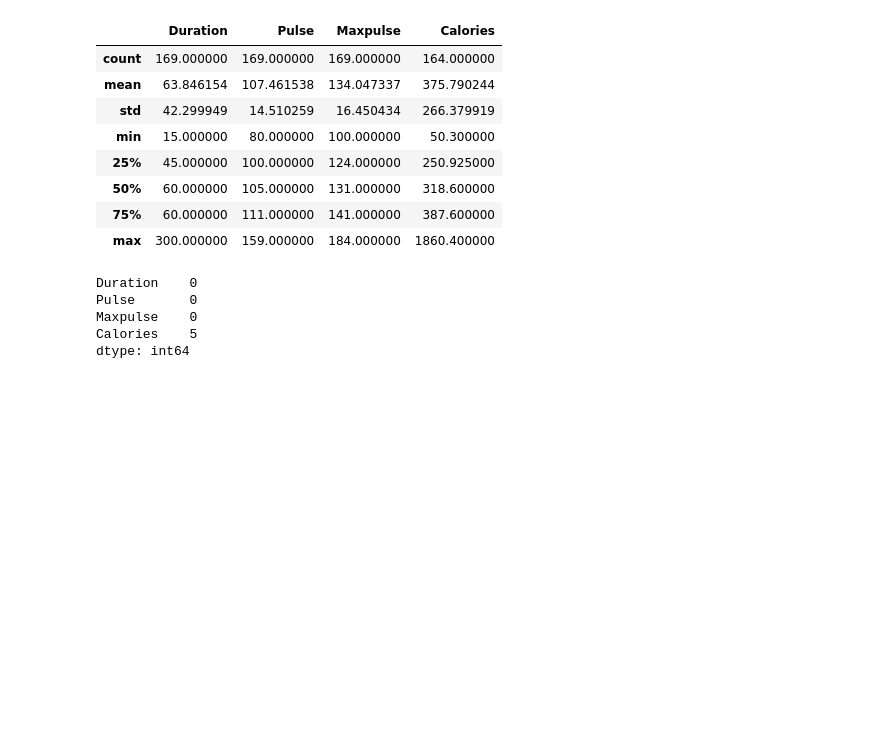
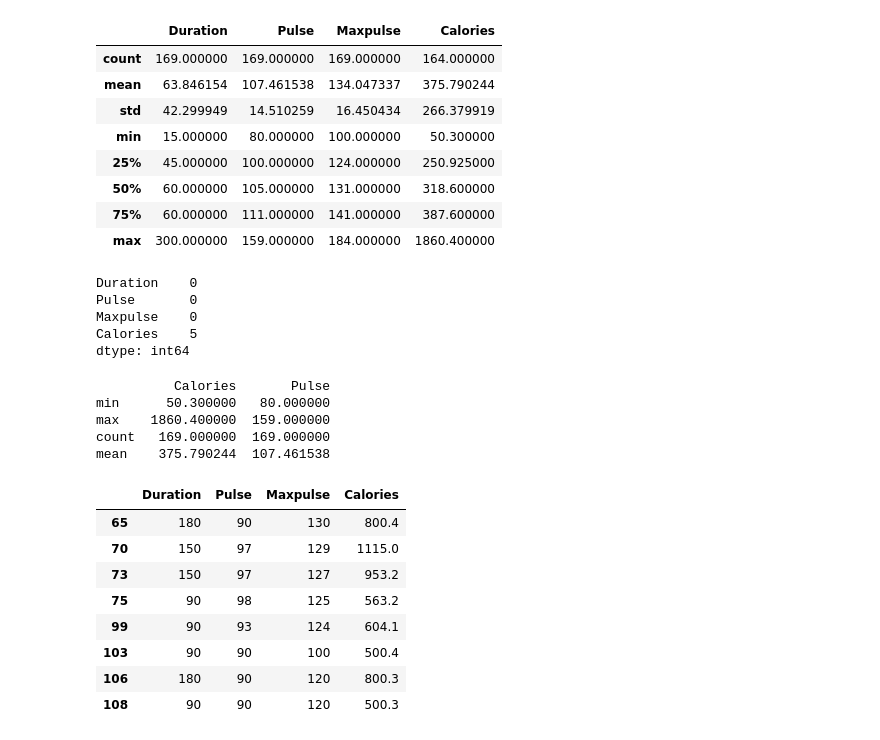
Before and after one commit to rockbmw3/Data-Analytics-py, a Jupyter notebook: IPC_4.ipynb, the cells around one changed output. Cells and saved outputs as stored; diff of their text form; code cells hidden in the pictures; blank space fills up the shorter version.

```diff
--- a/IPC_4.ipynb
+++ b/IPC_4.ipynb
@@ -138,3 +138,24 @@ Pulse       0
 Maxpulse    0
 Calories    5
 dtype: int64
+# %%
+print(df[['Calories', 'Pulse']].agg(['min', 'max', 'count', 'mean']))
+# %% [output]
+          Calories       Pulse
+min      50.300000   80.000000
+max    1860.400000  159.000000
+count   169.000000  169.000000
+mean    375.790244  107.461538
+# %%
+filtered_df2 = df[(df['Calories'] > 500) & (df['Pulse'] < 100)]
+filtered_df2
+# %% [output]
+|  | Duration | Pulse | Maxpulse | Calories |
+| 65 | 180 | 90 | 130 | 800.4 |
+| 70 | 150 | 97 | 129 | 1115.0 |
+| 73 | 150 | 97 | 127 | 953.2 |
+| 75 | 90 | 98 | 125 | 563.2 |
+| 99 | 90 | 93 | 124 | 604.1 |
+| 103 | 90 | 90 | 100 | 500.4 |
+| 106 | 180 | 90 | 120 | 800.3 |
+| 108 | 90 | 90 | 120 | 500.3 |
```
Also changed, not shown: parts of 4 cells of this notebook.
